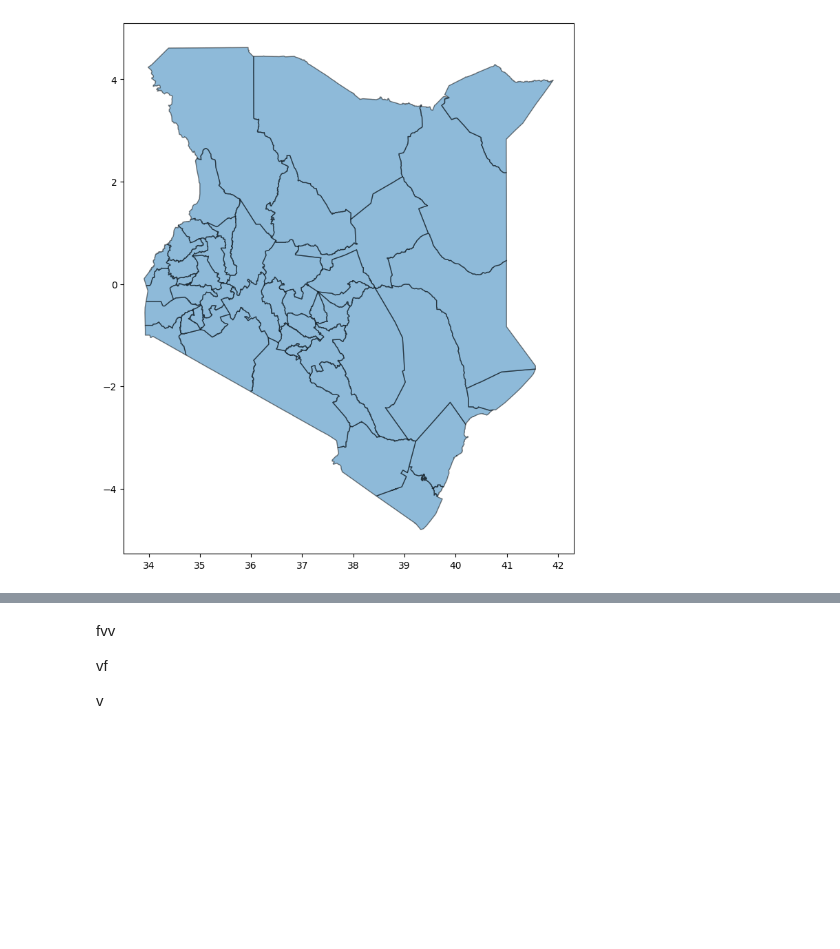
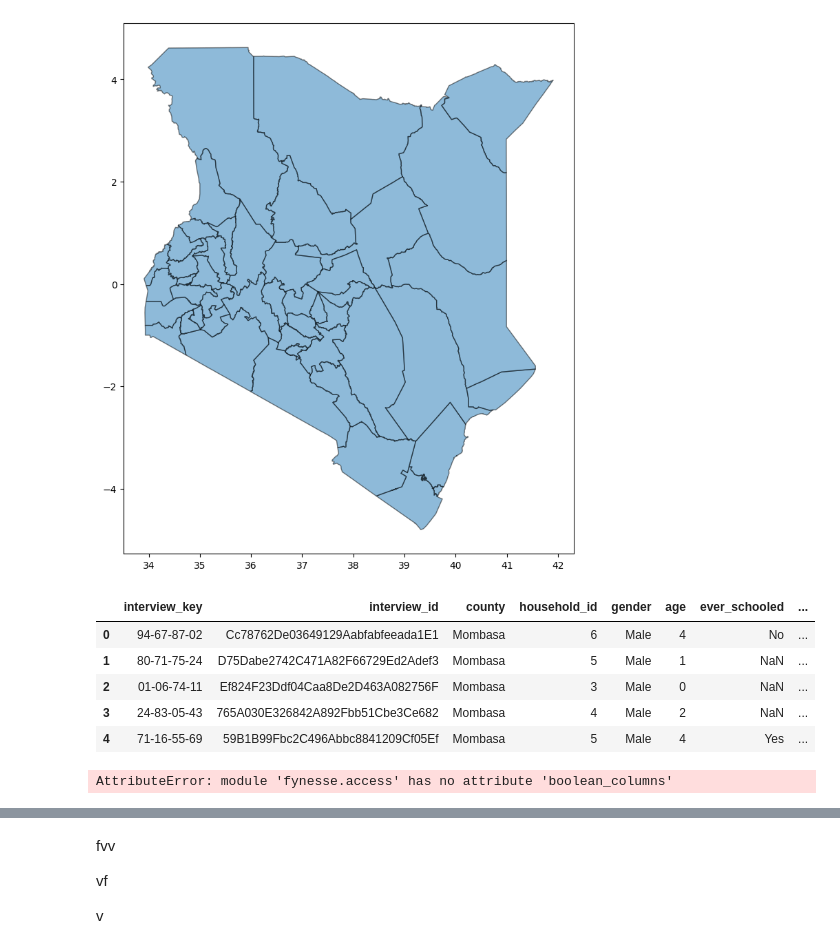
Before and after one commit to silprosa/fynesse_mlfc, a Jupyter notebook: proj/Education.ipynb, the cells around one changed output, grey strips where cells are left out. Drawn from its saved outputs; the diff is of its cells as text; code cells hidden in the pictures; blank space fills up the shorter version.

```diff
--- a/proj/Education.ipynb
+++ b/proj/Education.ipynb
@@ -457,11 +425,26 @@ print(relation_ids)
 gdf = access.just_plot_counties(relation_ids)
 # %% [output]
 [figure]
+# %%
+df.head()
+# %% [output]
+|  | interview_key | interview_id | county | household_id | gender | age | ever_schooled | ... |
+| 0 | 94-67-87-02 | Cc78762De03649129Aabfabfeeada1E1 | Mombasa | 6 | Male | 4 | No | ... |
+| 1 | 80-71-75-24 | D75Dabe2742C471A82F66729Ed2Adef3 | Mombasa | 5 | Male | 1 | NaN | ... |
+| 2 | 01-06-74-11 | Ef824F23Ddf04Caa8De2D463A082756F | Mombasa | 3 | Male | 0 | NaN | ... |
+| 3 | 24-83-05-43 | 765A030E326842A892Fbb51Cbe3Ce682 | Mombasa | 4 | Male | 2 | NaN | ... |
+| 4 | 71-16-55-69 | 59B1B99Fbc2C496Abbc8841209Cf05Ef | Mombasa | 5 | Male | 4 | Yes | ... |
 # %%
 individual  = df.copy()
 individual['ever_schooled'].isna().sum()
 individual  =individual.dropna(subset=['ever_schooled'])
 individual['ever_schooled'] = individual['ever_schooled'].map({1: True, 0: False, 'Yes': True, 'No': False})
+# %%
+# Clean only the "ever_schooled" column
+person = access.boolean_columns(df, columns=[""])
+print(len(person))
+# %% [output]
+AttributeError: module 'fynesse.access' has no attribute 'boolean_columns'
 # %%
 dist = individual.groupby(['county', 'ever_schooled']).size().reset_index(name='count')
 dist.head(20)
```
Also changed, not shown: parts of 21 cells of this notebook.
